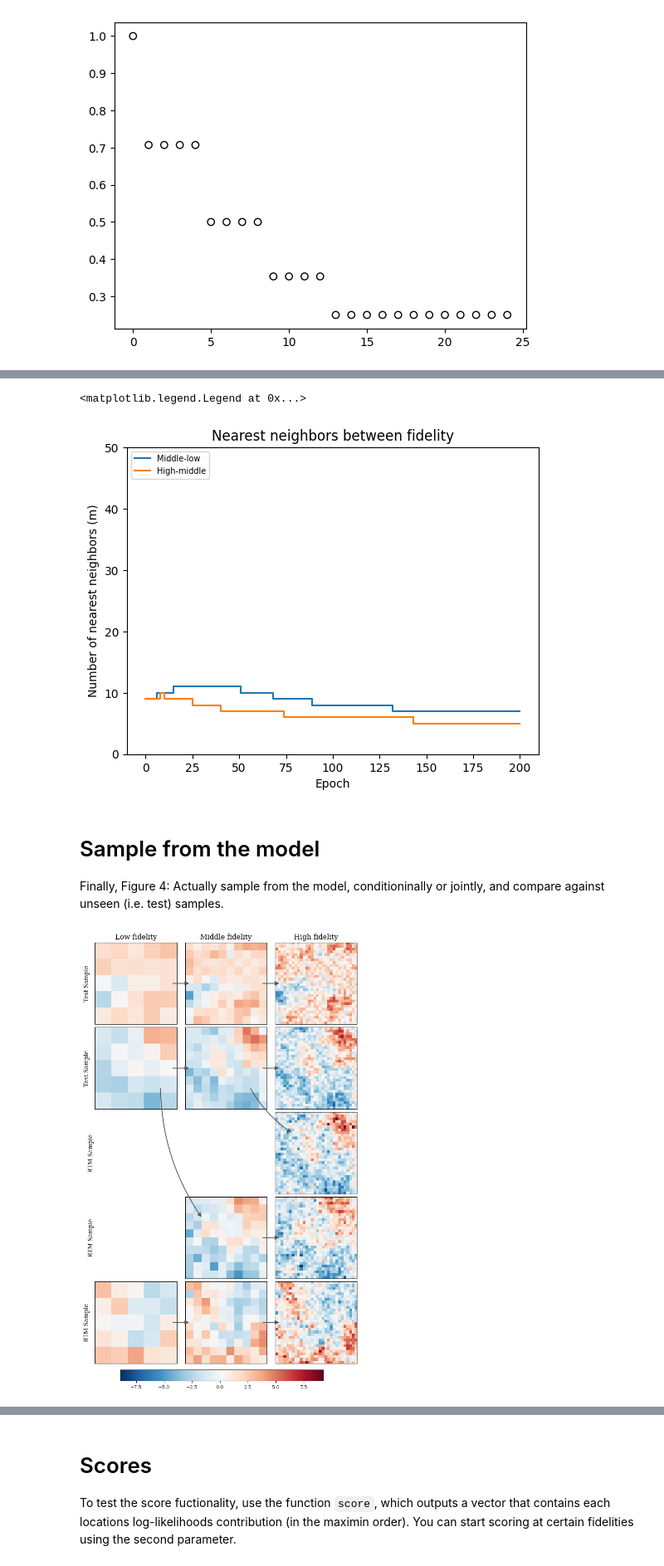
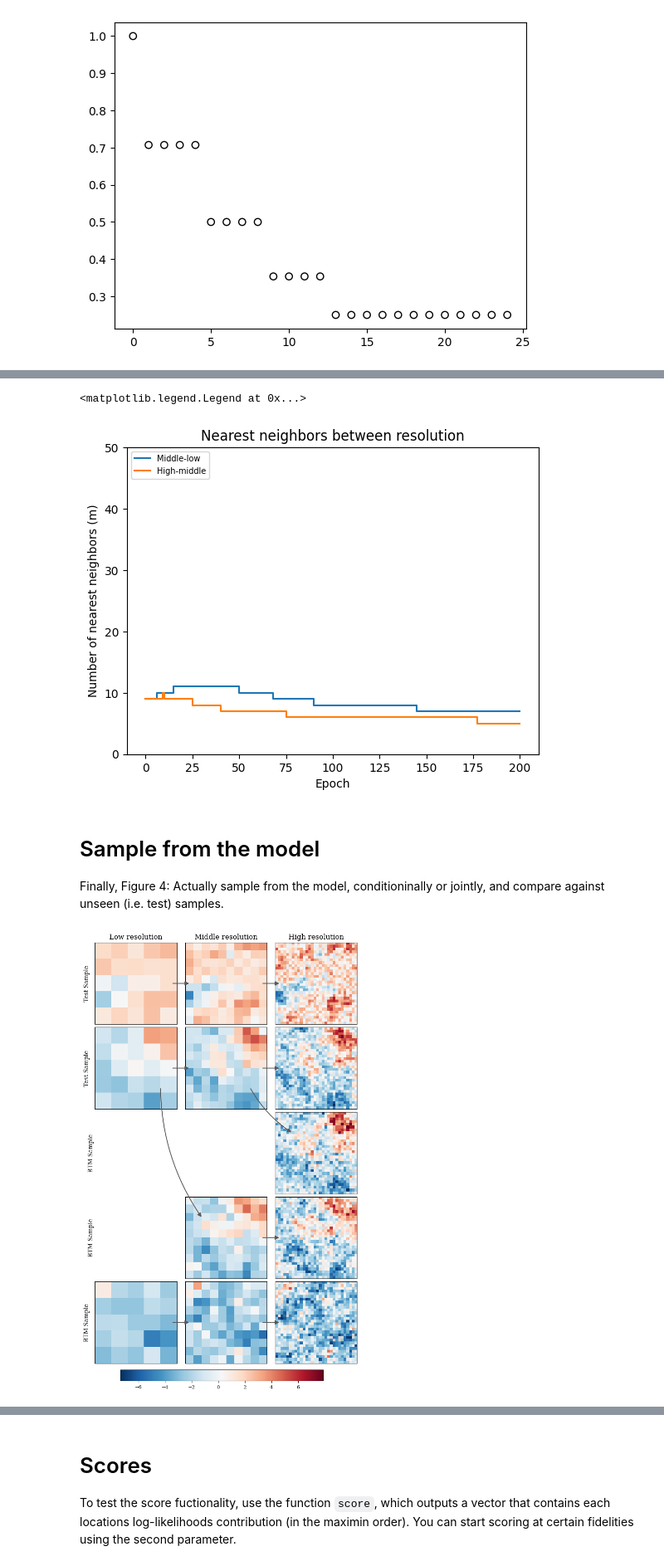
Before and after one commit to katzfuss-group/batram, a Jupyter notebook: notebooks/linear.ipynb, the cells around one changed output, grey strips where cells are left out. Shown at 83% size. Cells and saved outputs as stored; diff of their text form; code cells hidden in the pictures.

```diff
--- a/notebooks/linear.ipynb
+++ b/notebooks/linear.ipynb
@@ -181,10 +181,10 @@ ord_hf = ord[125:] - 125
 obs_ord = obs[..., ord]
 obs_test_ord = obs_test[..., ord]
 # %%
-from batram.data import MultiFidelityData, AugmentDataMF
+from batram.data import AugmentDataMF, MultiFidelityData
 
-fidelity_sizes = torch.as_tensor(list(map(len, locs_all)))
-data = MultiFidelityData.new(locs_ord, obs_ord, torch.as_tensor(nn), fidelity_sizes)
+resolution_sizes = torch.as_tensor(list(map(len, locs_all)))
+data = MultiFidelityData.new(locs_ord, obs_ord, torch.as_tensor(nn), resolution_sizes)
 data_augmented = AugmentDataMF()
 aug_data = data_augmented(data)
 data.response[:, 0].square().mean().log()
@@ -226,10 +226,8 @@ tm = MultiFidelityTM(data, theta_init, nug_mult = 4.0)
 # minibatch gradient descent. The `test_data` argument is optional and is used
 # to compute the test loss at each step.
 nsteps = 200
-opt = torch.optim.Adam(tm.parameters(), lr=0.01)
-sched = torch.optim.lr_scheduler.CosineAnnealingLR(opt, nsteps)
 res = tm.fit(
-    nsteps, 0.1, test_data=tm.data, optimizer=opt, scheduler=sched
+    nsteps, 0.01,
 )
 # %% [markdown]
 # Loss
@@ -416,14 +414,14 @@ epochs = np.arange(len(ms[0]))
 labels = ['Middle-low', 'High-middle']
 for m, label in zip(ms, labels):
     ax.step(epochs, m, label=label)
-ax.set_title("Nearest neighbors between fidelity")
+ax.set_title("Nearest neighbors between resolution")
 ax.set_xlabel("Epoch")
 ax.set_ylabel("Number of nearest neighbors (m)")
 ax.set_ylim(0, data.max_m)
 ax.legend(loc=2, prop={'size': 7})
 # %% [output]
 <matplotlib.legend.Legend at 0x...>
-[figure, old version]
+[figure, new version]
 # %%
 obs = obs_test_ord[3]
 obs2 = obs_test_ord[4]
@@ -475,18 +473,18 @@ true_mf_2 = obs2[25:125][ord_mf.argsort()]*sd_mf + mean_mf
 true_hf_2 = obs2[125:][ord_hf.argsort()]*sd_hf + mean_hf
 
 # Sample conditional on mf
-sample = tm.cond_sample(obs2, res, 2)
+sample = tm.cond_sample(obs2, 2)
 sample_cond_mf = sample[0]
 sample_cond_mf_hf = sample_cond_mf[125:][ord_hf.argsort()]*sd_hf + mean_hf
 
 # Sample conditional on lf
-sample = tm.cond_sample(obs2, res, 1)
+sample = tm.cond_sample(obs2, 1)
 sample_cond_lf = sample[0]
 sample_cond_lf_mf = sample_cond_lf[25:125][ord_mf.argsort()]*sd_mf + mean_mf
 sample_cond_lf_hf = sample_cond_lf[125:][ord_hf.argsort()]*sd_hf + mean_hf
 
 # Sample unconditional
-sample = tm.cond_sample(obs2, res, 0)
+sample = tm.cond_sample(obs2, 0)
 sample_uncond = sample[0]
 
 sample_uncond_lf = sample_uncond[0:25][ord_lf.argsort()]*sd_lf + mean_lf
@@ -504,18 +502,18 @@ plt.subplots_adjust(wspace=0.1, hspace=0.01)
 ax[0,0].imshow(true_lf_1.reshape(5, 5), vmin=vmin, vmax=vmax, cmap=cmap)
 ax[0,0].set_xticks([])
 ax[0,0].set_yticks([])
-ax[0,0].set_title("Low fidelity")
+ax[0,0].set_title("Low resolution")
 ax[0,0].text(-0.1, 0.5, 'Test Sample', rotation=90, va='center', ha='center', transform=ax[0,0].transAxes)
 
 im = ax[0,1].imshow(true_mf_1.reshape(10,10), vmin=vmin, vmax=vmax, cmap=cmap)
 ax[0,1].set_xticks([])
 ax[0,1].set_yticks([])
-ax[0,1].set_title("Middle fidelity")
+ax[0,1].set_title("Middle resolution")
 
 im = ax[0,2].imshow(true_hf_1.reshape(30, 30), vmin=vmin, vmax=vmax, cmap=cmap)
 ax[0,2].set_xticks([])
 ax[0,2].set_yticks([])
-ax[0,2].set_title("High fidelity")
+ax[0,2].set_title("High resolution")
 
 ax[1,0].imshow(true_lf_2.reshape(5, 5), vmin=vmin, vmax=vmax, cmap=cmap)
 ax[1,0].set_xticks([])
@@ -530,7 +528,7 @@ ax[1,1].set_yticks([])
 im = ax[1,2].imshow(true_hf_2.reshape(30, 30), vmin=vmin, vmax=vmax, cmap=cmap)
 ax[1,2].set_xticks([])
 ax[1,2].set_yticks([])
-#ax[1,2].set_title("True High fidelity")
+#ax[1,2].set_title("True High resolution")
 
 # Samples from BTM model
 ax[2,0].set_xticks([])
@@ -600,32 +598,32 @@ a_43 = ax[3, 2]  # (4,3)
 a_51 = ax[4, 0]  # (5,1)
 a_52 = ax[4, 1]  # (5,2)
 a_53 = ax[4, 2]  # (5,3)
 
 connect(a_21, a_42, start=(0.80, 0.25), end=(0.20, 0.75), rad=0.15, color='0.35')
 
 # (2,2) -> (3,3): diagonal down-right
 connect(a_22, a_33, start=(0.80, 0.25), end=(0.20, 0.75), rad=0.12, color='0.35')
 
 # (4,2) -> (4,3): same row, straight right
 connect(a_42, a_43, start=(0.95, 0.50), end=(0.05, 0.50), rad=0.0, color='0.35')
 
 # (5,1) -> (5,2) -> (5,3): chain along bottom row
 connect(a_51, a_52, start=(0.95, 0.50), end=(0.05, 0.50), rad=0.0, color='0.35')
 connect(a_52, a_53, start=(0.95, 0.50), end=(0.05, 0.50), rad=0.0, color='0.35')
 
 # Top row: (0,0) -> (0,1) -> (0,2)
 connect(ax[0,0], ax[0,1], start=(0.95, 0.50), end=(0.05, 0.50), rad=0.0, color='0.35')
 connect(ax[0,1], ax[0,2], start=(0.95, 0.50), end=(0.05, 0.50), rad=0.0, color='0.35')
 
 # Second row: (1,0) -> (1,1) -> (1,2)
 connect(ax[1,0], ax[1,1], start=(0.95, 0.50), end=(0.05, 0.50), rad=0.0, color='0.35')
 connect(ax[1,1], ax[1,2], start=(0.95, 0.50), end=(0.05, 0.50), rad=0.0, color='0.35')
 
 cbar = fig.add_axes([0.2, 0.08, 0.6, 0.02])
 fig.colorbar(im, cax=cbar, orientation="horizontal")
 OUTPUT_FILE = "samples_all.pdf"
 DPI = 500  # Specify the DPI
 # Uncomment to save on file
-#fig.savefig(OUTPUT_FILE, format='pdf', dpi=DPI, bbox_inches='tight')
+fig.savefig(OUTPUT_FILE, format='pdf', dpi=DPI, bbox_inches='tight')
 # %% [output]
-[figure, old version]
+[figure, new version]
```
Also changed, not shown: parts of 15 cells of this notebook, 39 other files.
